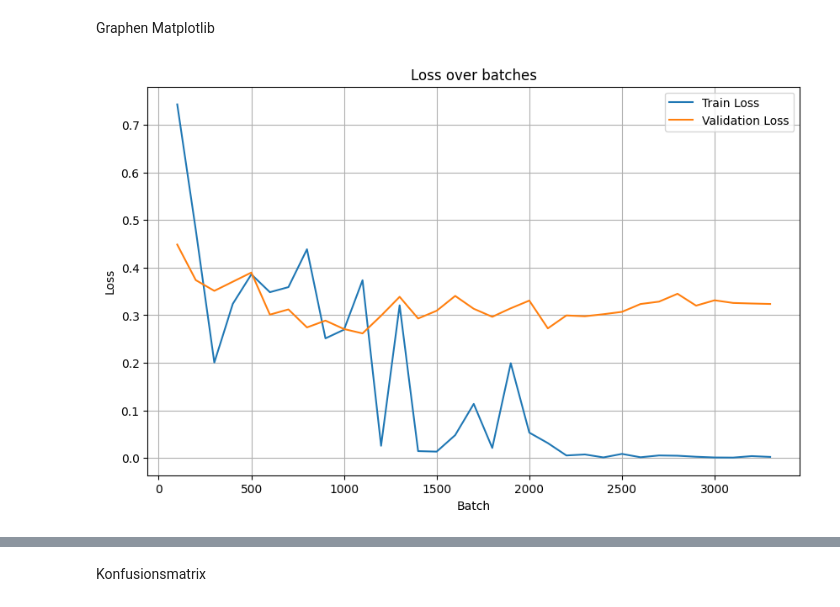
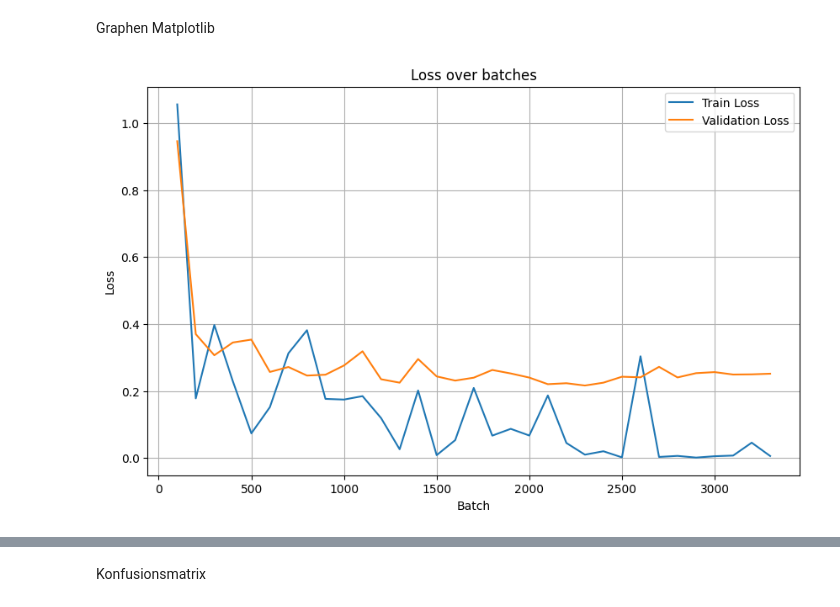
Before and after one commit to ugur-sa/Bachelorarbeit, a Jupyter notebook: model_test.ipynb, the cells around one changed output, grey strips where cells are left out. Saved outputs shown, nothing was run; the diff lists cells and outputs as text; code cells hidden in the pictures.

```diff
--- a/model_test.ipynb
+++ b/model_test.ipynb
@@ -277,23 +319,23 @@ Graphen Matplotlib
 # %%
 import json
 import matplotlib.pyplot as plt
 
 # Lade die Metriken
-with open('metrics.json', 'r') as f:
+with open('models/model_epoch3_lr2e-05_bs16_wd00001_scheduler_20240108-011807/metrics.json', 'r') as f:
     metrics = json.load(f)
 
 batches = metrics['batch']
 train_losses = metrics['train_loss']
 val_losses = metrics['val_loss']
 
 plt.figure(figsize=(10, 6))
 plt.plot(batches, train_losses, label='Train Loss')
 plt.plot(batches, val_losses, label='Validation Loss')
 plt.title('Loss over batches')
 plt.xlabel('Batch')
 plt.ylabel('Loss')
 plt.grid(True)
 plt.legend()
 plt.show()
 # %% [output]
-[figure, old version]
+[figure, new version]
```
Also changed, not shown: parts of 4 cells of this notebook, 2 other files.
